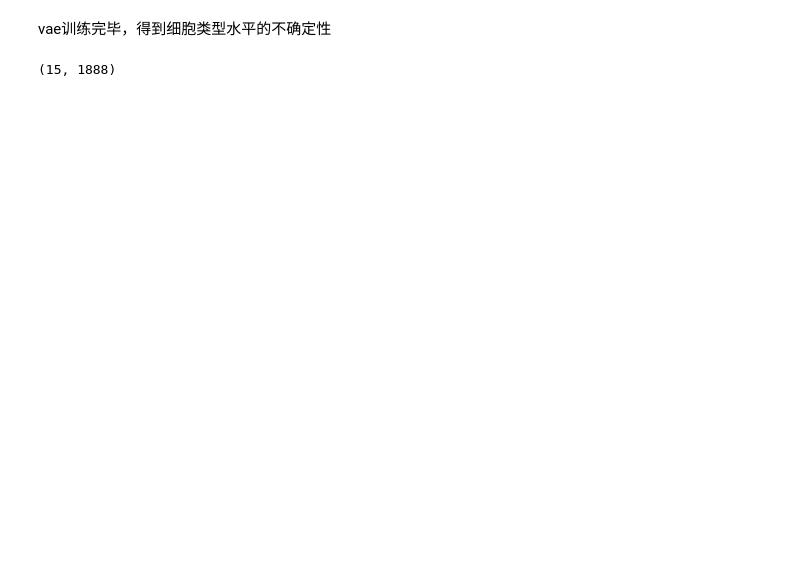
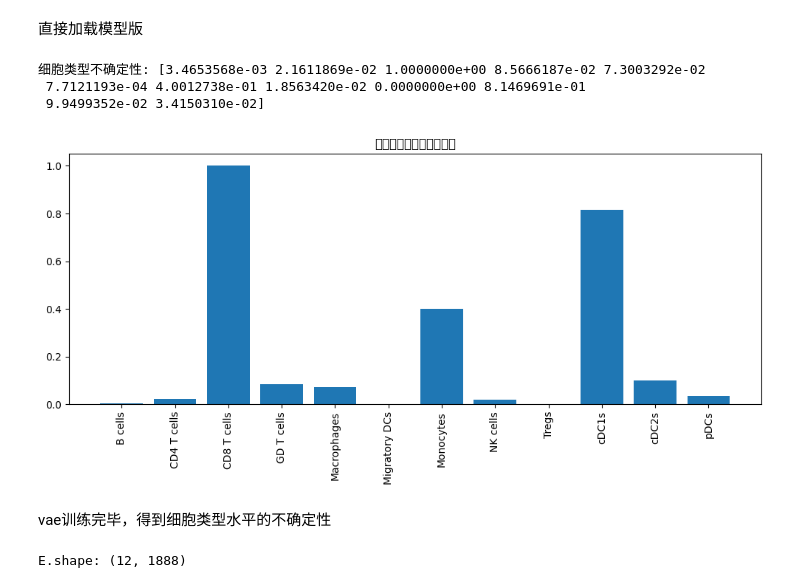
Before and after one commit to 11e11/myselftest, a Jupyter notebook: myval_claude.ipynb, the cells around one changed output. Saved outputs shown, nothing was run; the diff lists cells and outputs as text; code cells hidden in the pictures; blank space fills up the shorter version.

```diff
--- a/myval_claude.ipynb
+++ b/myval_claude.ipynb
@@ -203,27 +223,80 @@ Epoch 100/100, Loss: 0.4066, Beta: 0.010000
+# %% [markdown]
+直接加载模型版
+# %%
+# 准备数据
+if "counts" in scRNA.layers:
+    X_sc = scRNA.layers["counts"]
+else:
+    X_sc = scRNA.X
+
+# 稀疏转稠密
+if hasattr(X_sc, "toarray"):
+    X_sc = X_sc.toarray()
+elif hasattr(X_sc, "A"):  # 某些稀疏类型
+    X_sc = X_sc.A
+
+X_st = torch.tensor(X_st, dtype=torch.float32).to(device)
+# X_sc = scRNA.X.A if hasattr(scRNA.X, "A") else scRNA.X
+X_sc = torch.tensor(X_sc, dtype=torch.float32)
+labels = scRNA.obs["cell_types"].astype("category").cat.codes.values
+labels = torch.tensor(labels, dtype=torch.long)
+
+dataset = TensorDataset(X_sc, labels)
+batch_size = 128
+dataloader = DataLoader(dataset, batch_size=batch_size, shuffle=True)
+
+# 初始化VAE模型
+n_genes = X_sc.shape[1]
+hidden_dims = [512, 256]
+latent_dim = 32
+vae = VAE(input_dim=n_genes, hidden_dims=hidden_dims, latent_dim=latent_dim).to(device)
+
+# 1. 加载VAE最佳模型参数
+vae.load_state_dict(torch.load("best_vae_model.pt", map_location=device))
+vae.eval()
+
+# 2. 计算细胞类型不确定性（推断即可）
+n_types = len(celltypes)
+sc_loader_for_unc = DataLoader(dataset, batch_size=256, shuffle=False)
+RE, KL, VAR, RE_c, KL_c, VAR_c = compute_uncertainty(
+    vae, sc_loader_for_unc, device=device, n_types=n_types, fill_value=0.0
+)
+
+# 3. 归一化细胞类型不确定性作为GCN的输入
+type_unc = (RE_c - RE_c.min()) / (RE_c.max() - RE_c.min() + 1e-8)
+print("细胞类型不确定性:", type_unc)
+
+# 4. 可视化
+plt.figure(figsize=(10, 5))
+plt.bar(range(len(type_unc)), type_unc)
+plt.xticks(range(len(type_unc)), celltypes, rotation=90)
+plt.title("每种细胞类型的不确定性")
+plt.tight_layout()
+plt.show()
+# %% [output]
+细胞类型不确定性: [3.4653568e-03 2.1611869e-02 1.0000000e+00 8.5666187e-02 7.3003292e-02
+ 7.7121193e-04 4.0012738e-01 1.8563420e-02 0.0000000e+00 8.1469691e-01
+ 9.9499352e-02 3.4150310e-02]
+[figure, added]
 # %% [markdown]
 vae训练完毕，得到细胞类型水平的不确定性
 # %%
-import numpy as np
-import pandas as pd
-
-def get_reference_profile(sc_adata, celltype_key="cell_types"):
+def get_reference_profile(sc_adata, celltype_key="broad_cell_types", use_layer=None):
     """
-    计算每个细胞类型的参考表达谱（均值表达），返回 shape: [n_types, n_genes]
+    返回 shape: [n_types, n_genes] 的参考表达谱，确保使用与 ST 相同的归一化（传入的 sc_adata 应已归一化并 log1p）。
     """
     celltypes = sc_adata.obs[celltype_key].astype("category").cat.categories
     expr = []
     for ct in celltypes:
-        idx = (sc_adata.obs[celltype_key] == ct)
-        # 取原始计数或你需要的表达矩阵
-        X = sc_adata[idx].layers["counts"] if "counts" in sc_adata.layers else sc_adata[idx].X
+        mask = (sc_adata.obs[celltype_key] == ct)
+        X = sc_adata[mask].X
         X = X.A if hasattr(X, "A") else X
         expr.append(np.asarray(X).mean(axis=0))
     expr = np.stack(expr, axis=0)  # shape: [n_types, n_genes]
     return expr, list(celltypes), list(sc_adata.var_names)
-
-# 用法
-E, ref_celltypes, ref_genes = get_reference_profile(scRNA, celltype_key="cell_types")
-print(E.shape)  # (n_types, n_genes)
+E, ref_celltypes, ref_genes = get_reference_profile(scRNA, celltype_key="broad_cell_types")
+print("E.shape:", E.shape)
+assert E.shape[1] == X_st.shape[1], "参考表达谱 E 的基因数量与 ST 输入 X_st 不匹配！"
 # %% [output]
-(15, 1888)
+E.shape: (12, 1888)
 # %%
```
Also changed, not shown: parts of 14 cells of this notebook, 4 other files.
